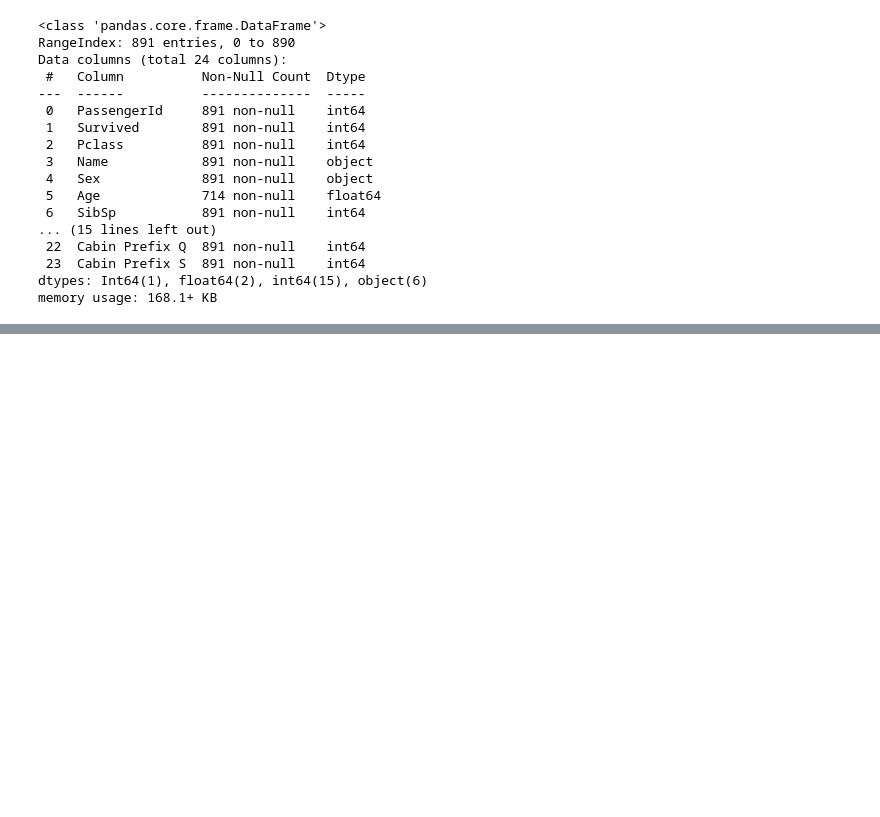
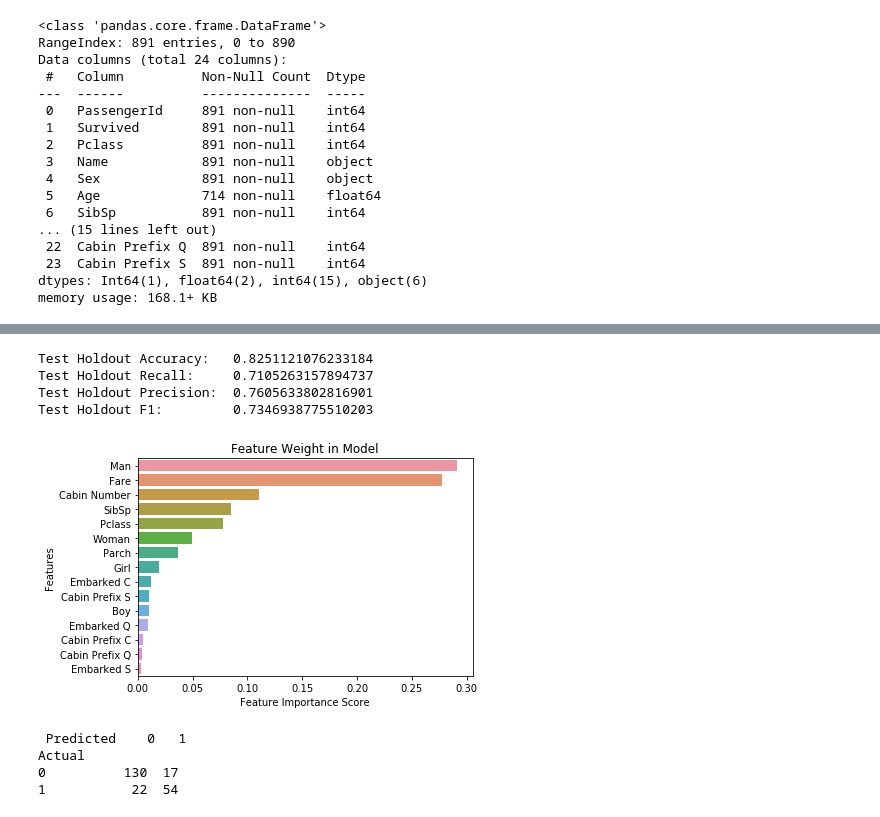
Before and after one commit to mdpurvis/kaggle_competitions, a Jupyter notebook: titanic/notebooks/data cleaning and prediction analysis.ipynb, the cells around one changed output, grey strips where cells are left out. Drawn from its saved outputs; the diff is of its cells as text; code cells hidden in the pictures; blank space fills up the shorter version.

Commit message:
Added RF model to visualize feature importance

```diff
--- a/titanic/notebooks/data cleaning and prediction analysis.ipynb
+++ b/titanic/notebooks/data cleaning and prediction analysis.ipynb
@@ -124,3 +124,8 @@ Data columns (total 24 columns):
  23  Cabin Prefix S  891 non-null    int64
 dtypes: Int64(1), float64(2), int64(15), object(6)
 memory usage: 168.1+ KB
+# %%
+evaluate_df = df.drop(['Cabin Prefix', 'Embarked', 'Cabin', 'Ticket',
+                      'Age', 'Sex', 'Name'], axis=1).set_index('PassengerId')
+evaluate_df['Cabin Number'] = evaluate_df['Cabin Number'].fillna(0)
+evaluate_df
@@ -126,0 +147,12 @@ memory usage: 168.1+ KB
+# %%
+model = quick_random_forest(evaluate_df, 'Survived')
+# %% [output]
+Test Holdout Accuracy:   0.8251121076233184
+Test Holdout Recall:     0.7105263157894737
+Test Holdout Precision:  0.7605633802816901
+Test Holdout F1:         0.7346938775510203
+[figure, added]
+ Predicted    0   1
+Actual
+0          130  17
+1           22  54
```
Also changed, not shown: parts of 1 cell of this notebook, 1 other file.
